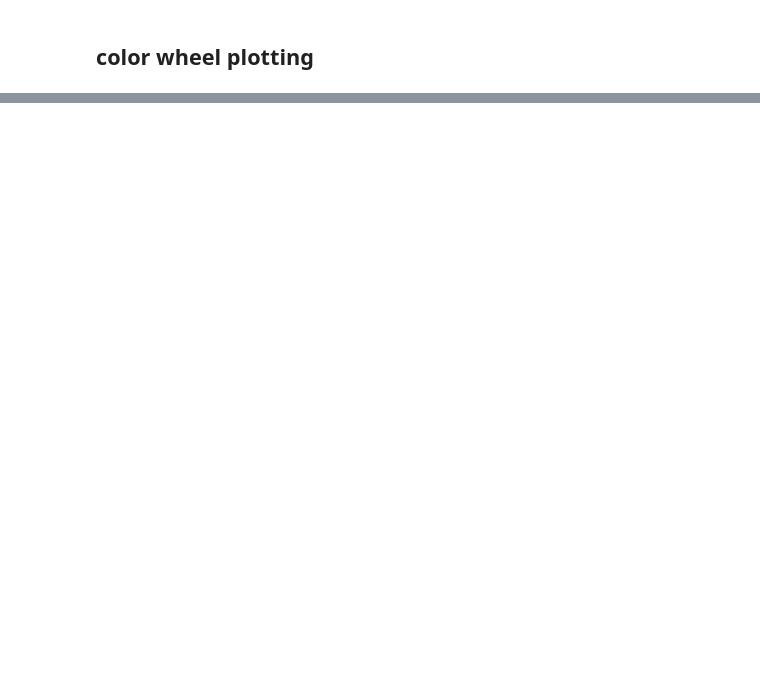
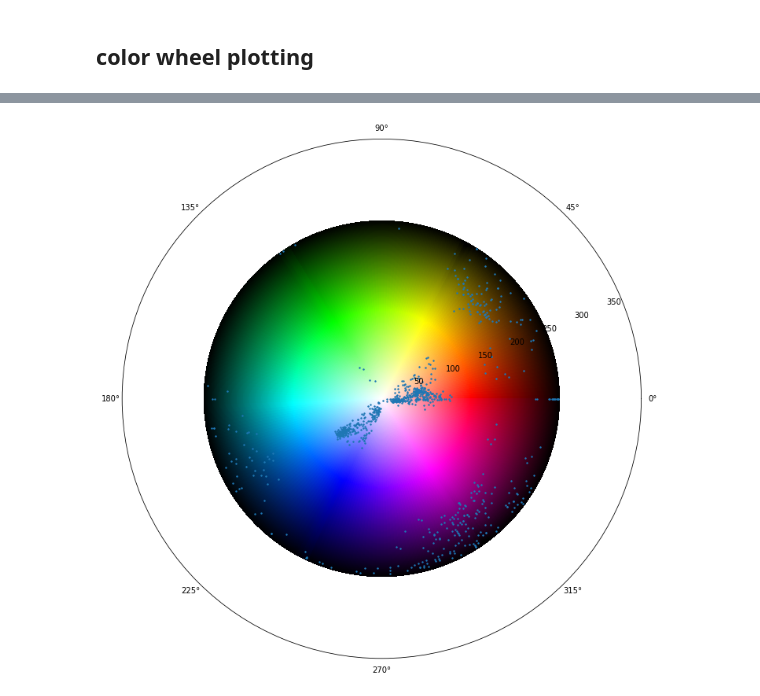
Before and after one commit to estorrs/art, a Jupyter notebook: notebooks/color_analysis.ipynb, the cells around one changed output, grey strips where cells are left out. Saved outputs shown, nothing was run; the diff lists cells and outputs as text; code cells hidden in the pictures; blank space fills up the shorter version.

Commit message:
finished color wheel analyzer

```diff
--- a/notebooks/color_analysis.ipynb
+++ b/notebooks/color_analysis.ipynb
@@ -119,7 +27,0 @@ x,y
-# %%
-def get_polar_for_color(c, color_matrix):
-    X = np.sum(np.abs(color_matrix - color), axis=2)
-    x, y = np.unravel_index(np.argmin(X, axis=None), X.shape)
-
-    x = (x / N) * (2 * np.pi)
-    return x , y
@@ -130,15 +27,0 @@ array([1., 0., 0.])
-# %%
-vals = []
-N = 256
-H = 50
-colormap = plt.get_cmap('hsv')
-for i in range(N):
-    ls = [lighten_color(colormap(i / N), j/H) for j in range(0, 2 * H, 2)]
-    vals.append(np.reshape(ls, (-1,3)))
-#     print(np.asarray(vals).shape)
-color_matrix = np.asarray(vals)
-vals = np.asarray(vals).reshape((-1, 3))
-pad = np.full((vals.shape[0], 1), 1.)
-
-vals = np.concatenate((vals, pad), axis=1)
-newcmp = mpl.colors.ListedColormap(vals)
@@ -190,0 +102,25 @@ def lighten_color(color, amount=0.5):
+# %%
+num_colors = 256
+num_hues = 256
+
+csp = ColorSchemePlotter(num_colors, num_hues)
+# %%
+fp = '/Users/estorrs/Downloads/starry_night_full.jpg'
+fp = '/Users/estorrs/Downloads/blue_man.jpg'
+fp = '/Users/estorrs/Downloads/picasso_primary.jpg'
+fp = '/Users/estorrs/Downloads/man.jpeg'
+fp = '/Users/estorrs/Downloads/images.jpeg'
+fp = '/Users/estorrs/Downloads/picasso_blue_2.jpg'
+# fp = '/Users/estorrs/Downloads/vangogh_selfportrait1889complimentary.jpg'
+# fp = '/Users/estorrs/Downloads/pepper_diatic.jpg'
+# fp = '/Users/estorrs/Downloads/tetradic82848c134c64483c9927605c644914e1.jpg'
+fp = '/Users/estorrs/Downloads/claude_bridge.jpeg'
+fp = '/Users/estorrs/Downloads/claude_lily.jpeg'
+# fp = '/Users/estorrs/Downloads/claude_water.jpeg'
+fp = '/Users/estorrs/Downloads/download.jpeg'
+fp = '/Users/estorrs/Downloads/jean_b.jpeg'
+colors, img = get_colors_from_file(fp, downsample=1000)
+
+csp.plot_scheme(colors)
+# %% [output]
+[figure, added]
```
Also changed, not shown: parts of 22 cells of this notebook.
